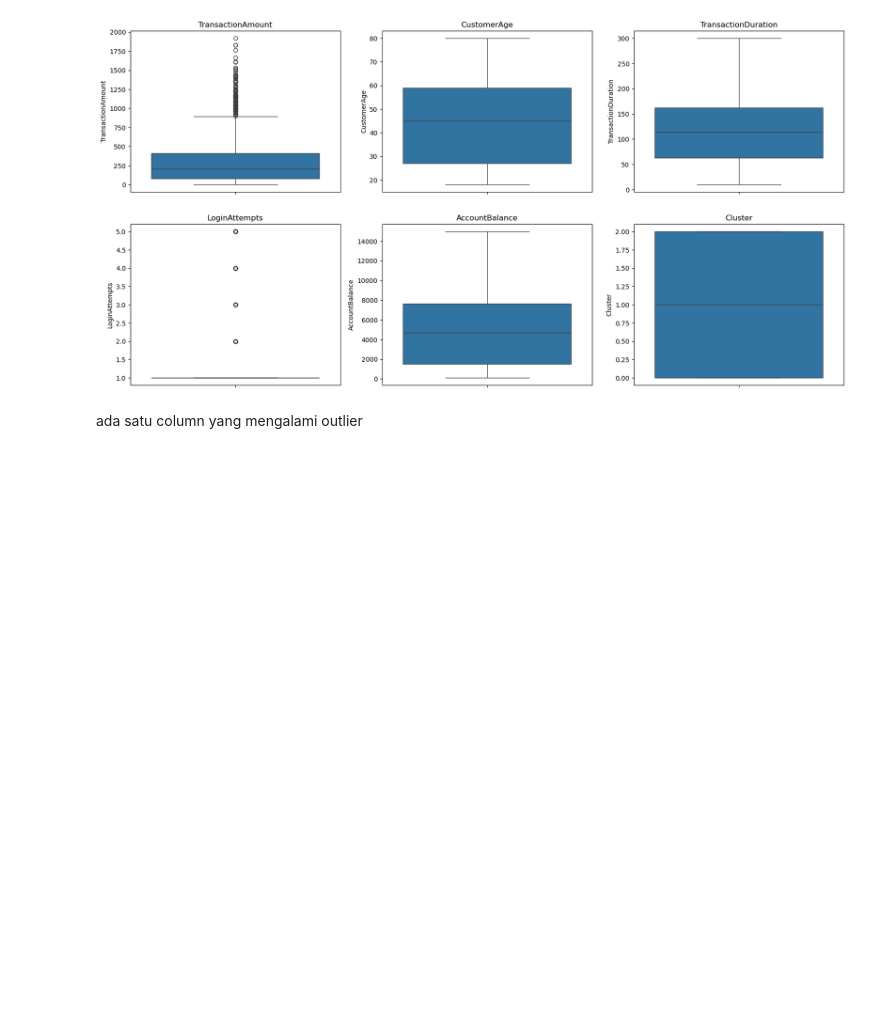
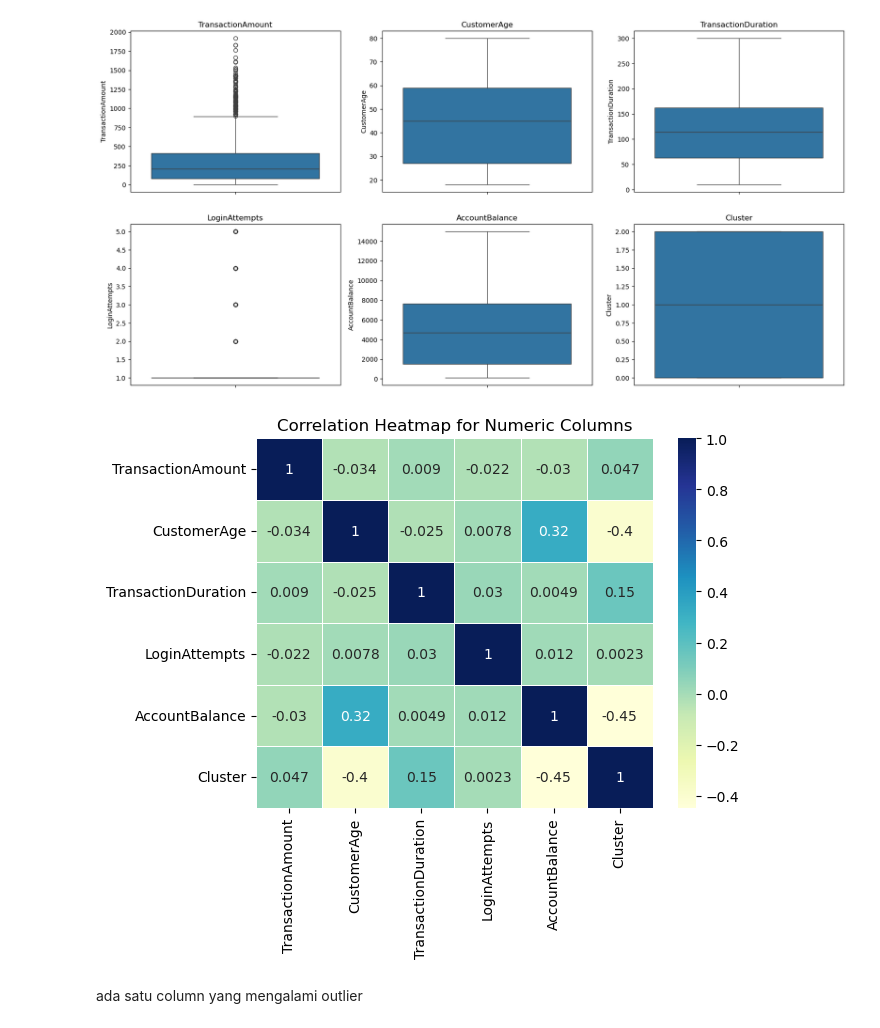
Before and after one commit to TurmaeUrsorum/porto-bank-transaction-clasification, a Jupyter notebook: porto-bank-transaction-clasification/notebooks/bank_classification.ipynb, the cells around one changed output. Cells and saved outputs as stored; diff of their text form; code cells hidden in the pictures; blank space fills up the shorter version.

```diff
--- a/porto-bank-transaction-clasification/notebooks/bank_classification.ipynb
+++ b/porto-bank-transaction-clasification/notebooks/bank_classification.ipynb
@@ -291,6 +292,17 @@ for i, col in enumerate(df_numeric.columns):
 plt.show()
 # %% [output]
 [figure]
+# %%
+sns.heatmap(
+    df_numeric.corr(),
+    cmap="YlGnBu",
+    annot=True,
+    linewidths=0.5
+)
+plt.title("Correlation Heatmap for Numeric Columns")
+plt.show()
+# %% [output]
+[figure, added]
 # %% [markdown]
 ada satu column yang mengalami outlier
 # %%
```
Also changed, not shown: parts of 7 cells of this notebook.
